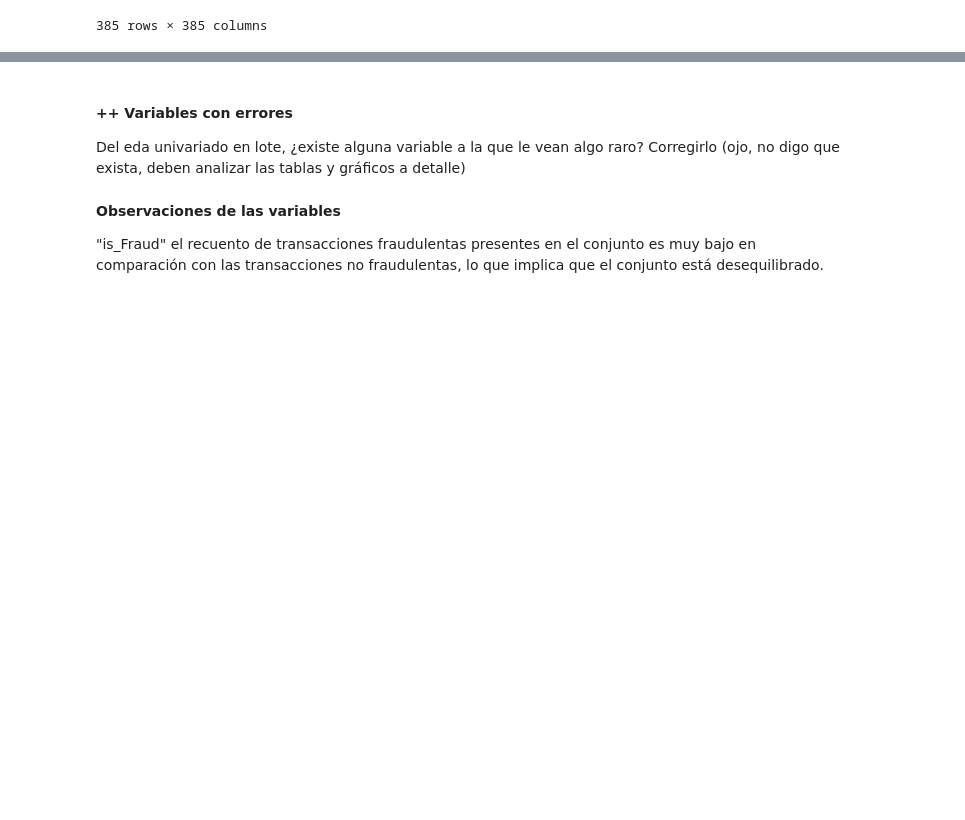
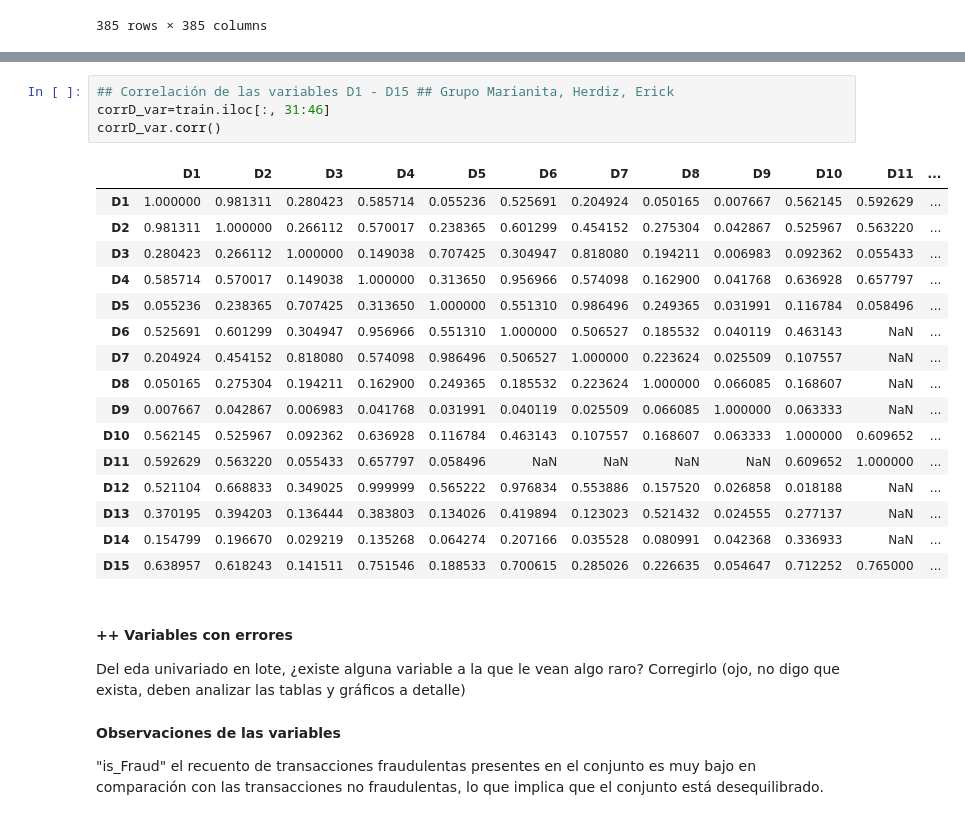
Before and after one commit to nestormontano/PrDS_2023_01_IEEE_Deteccion_Fraude, a Jupyter notebook: Scripts/IEEE_Deteccion_Fraude__EDA.ipynb, the cells around one changed output, grey strips where cells are left out. Cells and saved outputs as stored; diff of their text form; blank space fills up the shorter version.

```diff
--- a/Scripts/IEEE_Deteccion_Fraude__EDA.ipynb
+++ b/Scripts/IEEE_Deteccion_Fraude__EDA.ipynb
@@ -371,6 +391,27 @@ corr_var.corr()
 | C12 | 0.927939 | 0.940258 | -0.001763 | 0.894619 | -0.009875 | 0.858182 | 0.999489 | 0.983027 | -0.012212 | 0.983817 | 0.915693 | ... |
 | C13 | 0.774603 | 0.751221 | -0.007747 | 0.644549 | 0.717509 | 0.808531 | 0.632394 | 0.653245 | 0.704056 | 0.653941 | 0.779286 | ... |
 | C14 | 0.951761 | 0.936148 | -0.005091 | 0.907676 | 0.378950 | 0.984201 | 0.794701 | 0.860246 | 0.397396 | 0.853009 | 0.962465 | ... |
+# %%
+## Correlación de las variables D1 - D15 ## Grupo Marianita, Herdiz, Erick
+corrD_var=train.iloc[:, 31:46]
+corrD_var.corr()
+# %% [output]
+|  | D1 | D2 | D3 | D4 | D5 | D6 | D7 | D8 | D9 | D10 | D11 | ... |
+| D1 | 1.000000 | 0.981311 | 0.280423 | 0.585714 | 0.055236 | 0.525691 | 0.204924 | 0.050165 | 0.007667 | 0.562145 | 0.592629 | ... |
+| D2 | 0.981311 | 1.000000 | 0.266112 | 0.570017 | 0.238365 | 0.601299 | 0.454152 | 0.275304 | 0.042867 | 0.525967 | 0.563220 | ... |
+| D3 | 0.280423 | 0.266112 | 1.000000 | 0.149038 | 0.707425 | 0.304947 | 0.818080 | 0.194211 | 0.006983 | 0.092362 | 0.055433 | ... |
+| D4 | 0.585714 | 0.570017 | 0.149038 | 1.000000 | 0.313650 | 0.956966 | 0.574098 | 0.162900 | 0.041768 | 0.636928 | 0.657797 | ... |
+| D5 | 0.055236 | 0.238365 | 0.707425 | 0.313650 | 1.000000 | 0.551310 | 0.986496 | 0.249365 | 0.031991 | 0.116784 | 0.058496 | ... |
+| D6 | 0.525691 | 0.601299 | 0.304947 | 0.956966 | 0.551310 | 1.000000 | 0.506527 | 0.185532 | 0.040119 | 0.463143 | NaN | ... |
+| D7 | 0.204924 | 0.454152 | 0.818080 | 0.574098 | 0.986496 | 0.506527 | 1.000000 | 0.223624 | 0.025509 | 0.107557 | NaN | ... |
+| D8 | 0.050165 | 0.275304 | 0.194211 | 0.162900 | 0.249365 | 0.185532 | 0.223624 | 1.000000 | 0.066085 | 0.168607 | NaN | ... |
+| D9 | 0.007667 | 0.042867 | 0.006983 | 0.041768 | 0.031991 | 0.040119 | 0.025509 | 0.066085 | 1.000000 | 0.063333 | NaN | ... |
+| D10 | 0.562145 | 0.525967 | 0.092362 | 0.636928 | 0.116784 | 0.463143 | 0.107557 | 0.168607 | 0.063333 | 1.000000 | 0.609652 | ... |
+| D11 | 0.592629 | 0.563220 | 0.055433 | 0.657797 | 0.058496 | NaN | NaN | NaN | NaN | 0.609652 | 1.000000 | ... |
+| D12 | 0.521104 | 0.668833 | 0.349025 | 0.999999 | 0.565222 | 0.976834 | 0.553886 | 0.157520 | 0.026858 | 0.018188 | NaN | ... |
+| D13 | 0.370195 | 0.394203 | 0.136444 | 0.383803 | 0.134026 | 0.419894 | 0.123023 | 0.521432 | 0.024555 | 0.277137 | NaN | ... |
+| D14 | 0.154799 | 0.196670 | 0.029219 | 0.135268 | 0.064274 | 0.207166 | 0.035528 | 0.080991 | 0.042368 | 0.336933 | NaN | ... |
+| D15 | 0.638957 | 0.618243 | 0.141511 | 0.751546 | 0.188533 | 0.700615 | 0.285026 | 0.226635 | 0.054647 | 0.712252 | 0.765000 | ... |
 # %% [markdown]
 #### ++ Variables con errores
 
```
Also changed, not shown: parts of 2 cells of this notebook.
